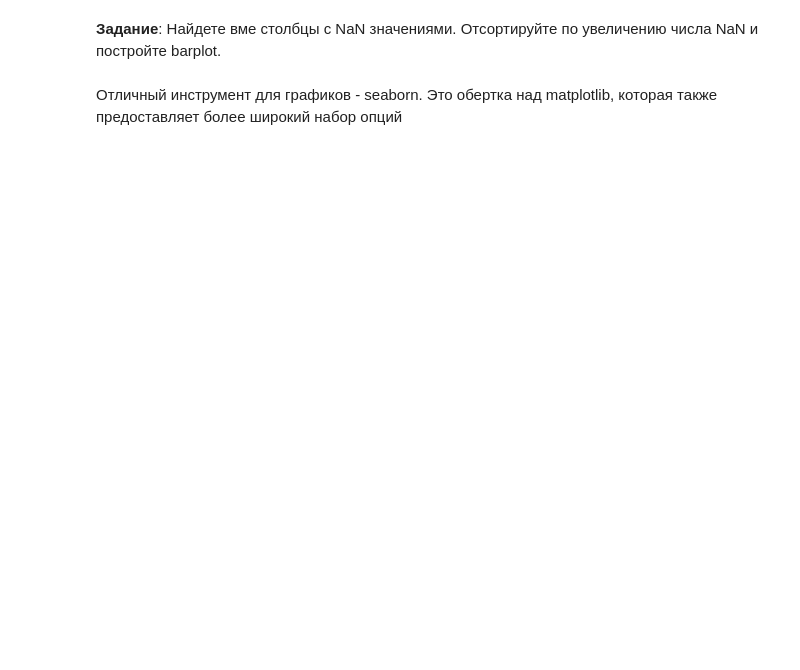
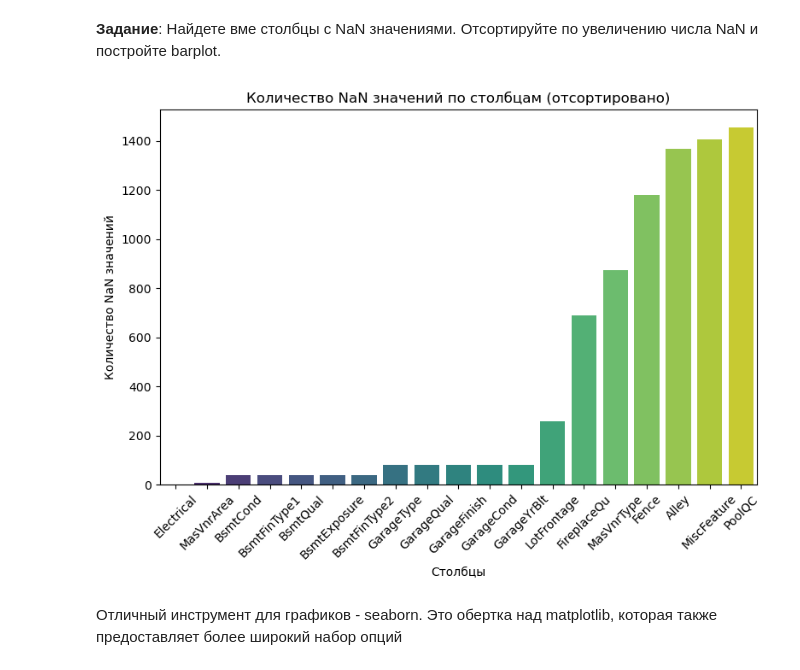
Before and after one commit to 0sasha0rul/spbu-ai-fundamentals, a Jupyter notebook: practicum_1/practicum_1.ipynb, the cells around one changed output. Saved outputs shown, nothing was run; the diff lists cells and outputs as text; code cells hidden in the pictures; blank space fills up the shorter version.

```diff
--- a/practicum_1/practicum_1.ipynb
+++ b/practicum_1/practicum_1.ipynb
@@ -869,6 +1331,37 @@ df_csv['KitchenQual'].value_counts().plot.bar(figsize=(12, 6))
 # %% [markdown]
 **Задание**:
 Найдете вме столбцы с  NaN значениями. Отсортируйте по увеличению числа NaN и постройте barplot.
+# %%
+import pandas as pd
+import matplotlib.pyplot as plt
+import seaborn as sns
+
+nan_counts = df_csv.isna().sum()
+
+
+nan_counts = nan_counts[nan_counts > 0]
+
+
+nan_counts_sorted = nan_counts.sort_values()
+
+plt.figure(figsize=(8, 6))
+sns.barplot(
+    x=nan_counts_sorted.index,
+    y=nan_counts_sorted.values,
+    hue=nan_counts_sorted.index,
+    palette='viridis',
+    legend=False
+)
+
+plt.xlabel('Столбцы')
+plt.ylabel('Количество NaN значений')
+plt.title('Количество NaN значений по столбцам (отсортировано)')
+plt.xticks(rotation=45)
+plt.tight_layout()
+
+plt.show()
+# %% [output]
+[figure, added]
 # %% [markdown]
 Отличный инструмент для графиков  - seaborn. Это обертка над matplotlib, которая также предоставляет более широкий набор опций
 # %%
```
Also changed, not shown: parts of 95 cells of this notebook, 1 other file.
